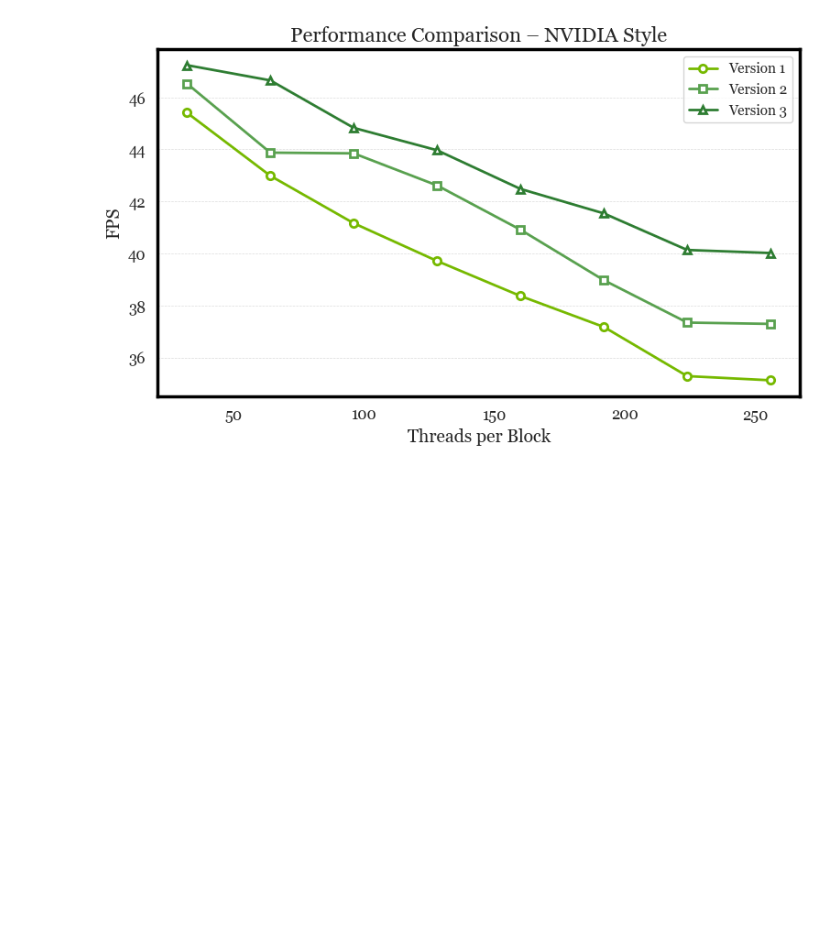
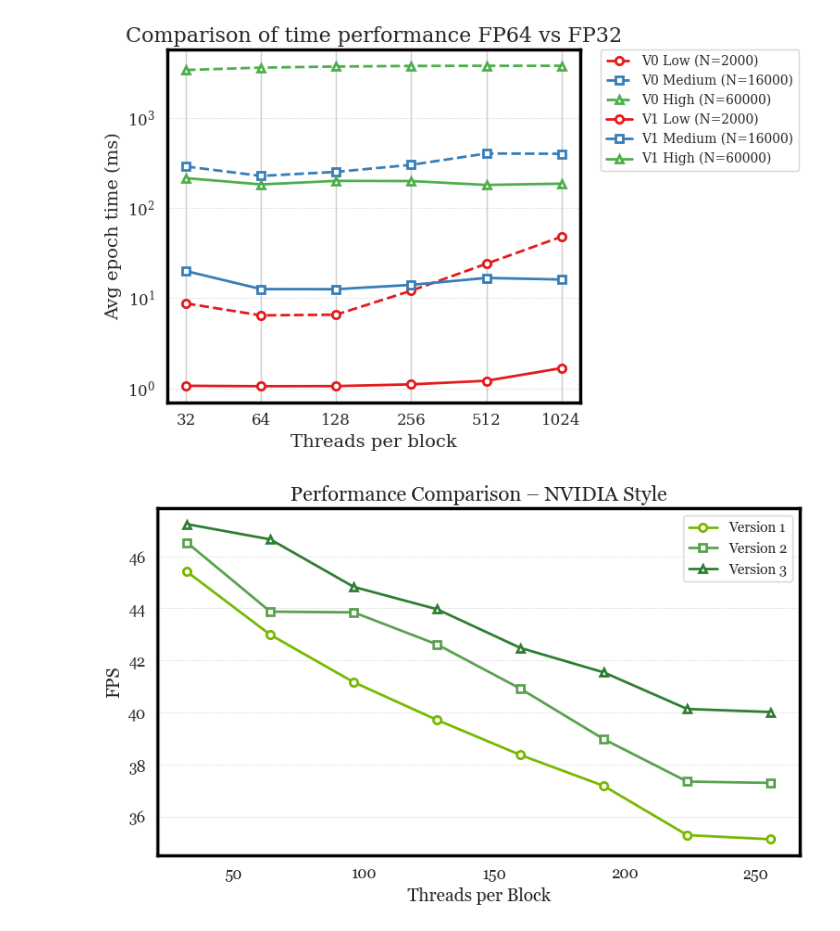
Before and after one commit to andimatteo/cuda-particles-simulator, a Jupyter notebook: utils/line-plot.ipynb, the cells around one changed output. Saved outputs shown, nothing was run; the diff lists cells and outputs as text; code cells hidden in the pictures; blank space fills up the shorter version.

```diff
--- a/utils/line-plot.ipynb
+++ b/utils/line-plot.ipynb
@@ -9,3 +139,44 @@ sns.set_theme(style='whitegrid')
+# %%
+# Plot version 0 and 1 together (logarithmic scale on both axes)
+fig, ax = plt.subplots(figsize=(8, 5))
+
+# Use very different colors for low, medium, high
+distinct_colors = ['#E41A1C', '#377EB8', '#4DAF4A']  # red, blue, green
+
+for version, style in zip([0, 1], ['dashed', 'solid']):
+    v_df = mean_df[mean_df.version == version]
+    for (wl_name, pnum), color, marker in zip(workloads.items(), distinct_colors, markers):
+        sub = v_df[v_df.particle == pnum].set_index('threads').reindex(threads_plot).reset_index()
+        ax.plot(
+            sub['threads'], sub['mean_ms'],
+            marker=marker,
+            linestyle=style,
+            label=f"V{version} {wl_name.title()} (N={pnum})",
+            color=color,
+            markerfacecolor='white',
+            markeredgewidth=2,
+            linewidth=2
+        )
+ax.set_xscale('log', base=2)
+ax.set_yscale('log')
+ax.set_xticks(threads_plot)
+ax.get_xaxis().set_major_formatter(plt.ScalarFormatter())
+ax.tick_params(axis='x', which='both', length=5, width=1.2, color='black')
+ax.set_xlabel("Threads per block")
+ax.set_ylabel("Avg epoch time (ms)")
+ax.set_title("Comparison of time performance FP64 vs FP32")
+ax.grid(axis='y', linestyle='--', linewidth=0.5, alpha=0.7)
+for spine in ax.spines.values():
+    spine.set_visible(True)
+    spine.set_linewidth(2.5)
+    spine.set_edgecolor("black")
+# Legend outside the plot
+ax.legend(fontsize=10, bbox_to_anchor=(1.05, 1), loc='upper left', borderaxespad=0.)
+ax.autoscale(enable=True, axis='y')
+plt.tight_layout()
+plt.show()
+# %% [output]
+[figure, added]
 # %%
 # Font stile NVIDIA
 rcParams.update({
```
Also changed, not shown: parts of 4 cells of this notebook, 1 other file.
